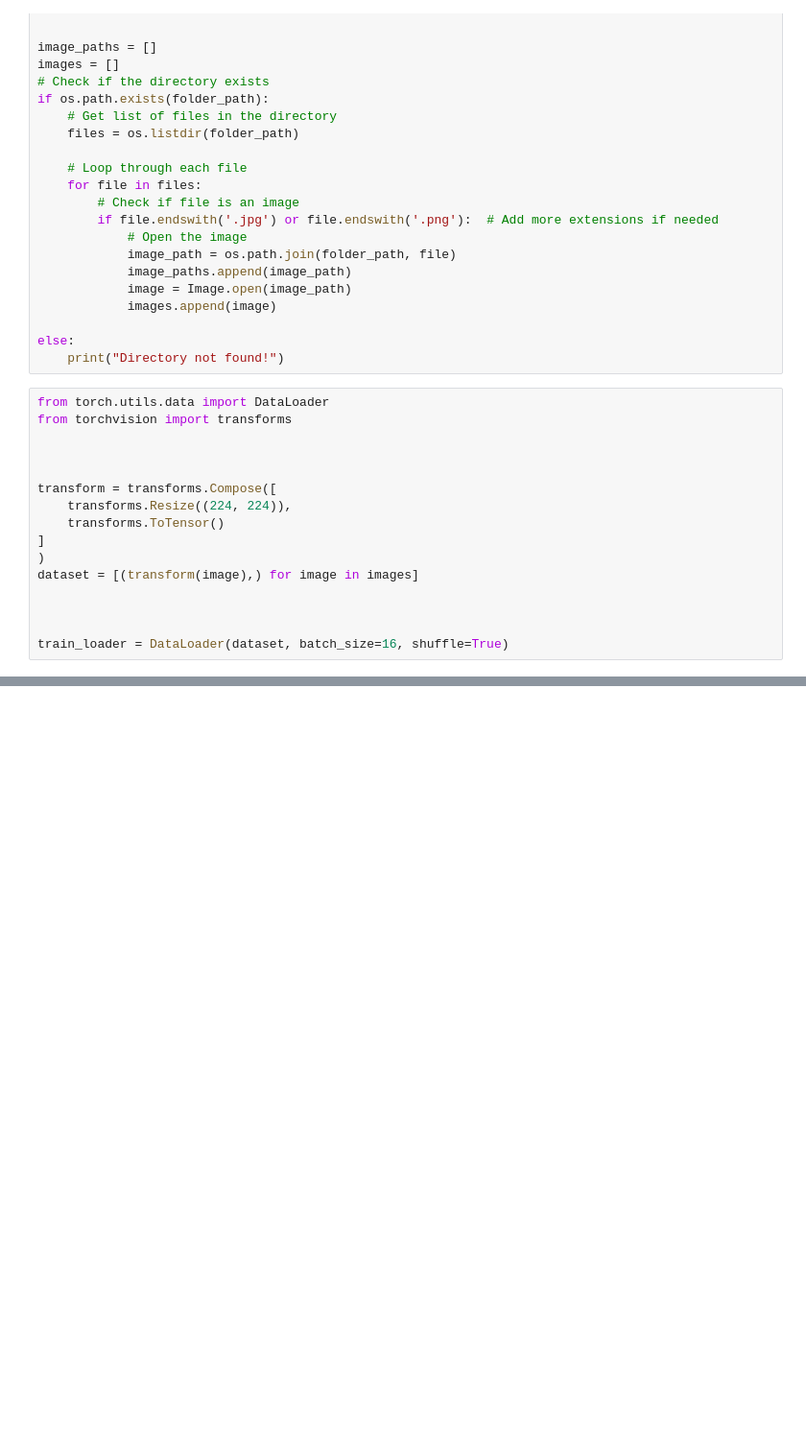
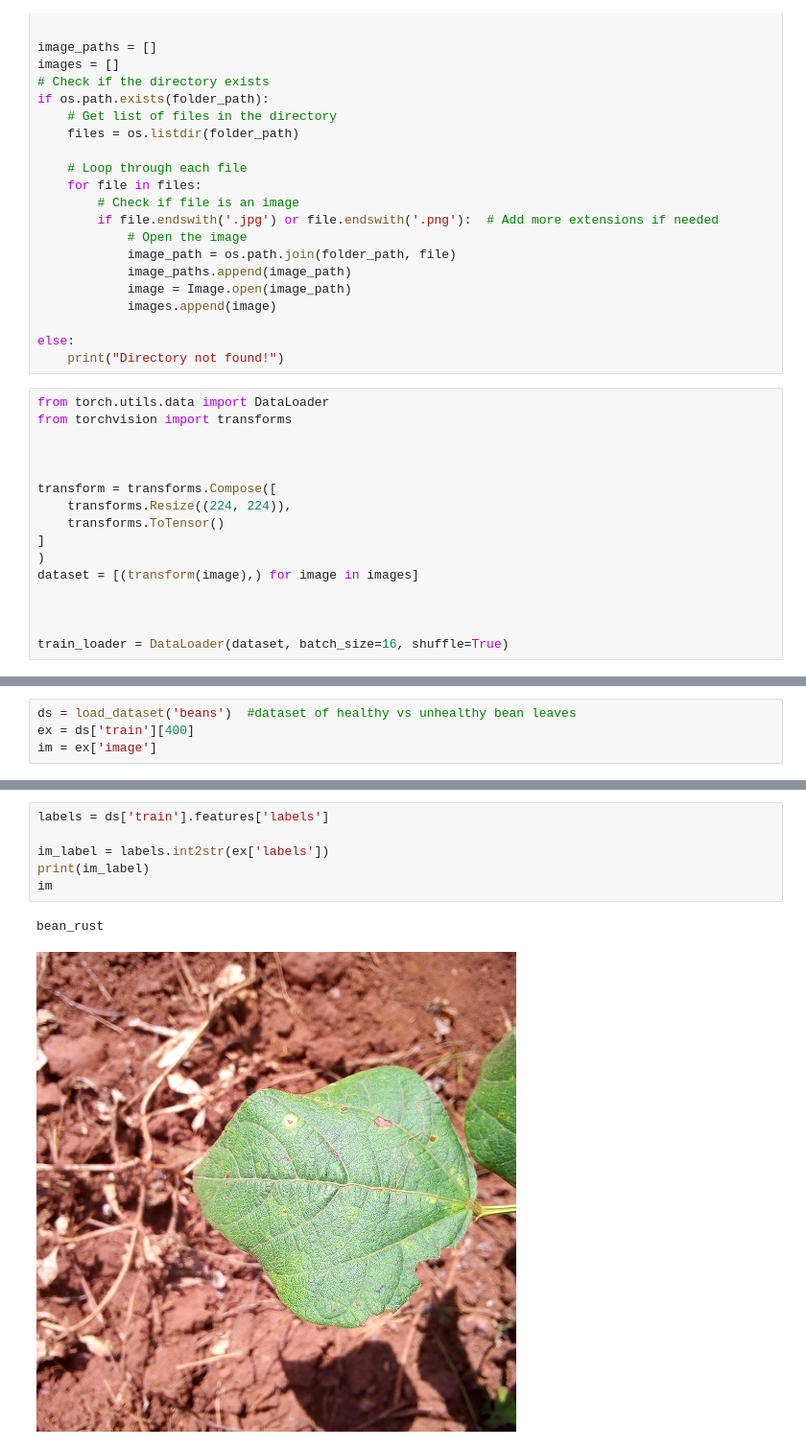
Before and after one commit to detroitnatif/HuggingFaceTransformers, a Jupyter notebook: ImageTransformers.ipynb, the cells around one changed output, grey strips where cells are left out. Shown at 96% size. Cells and saved outputs as stored; diff of their text form; blank space fills up the shorter version.

```diff
--- a/ImageTransformers.ipynb
+++ b/ImageTransformers.ipynb
@@ -72,0 +82,4 @@ ValueError: axes don't match array
+# %%
+ds = load_dataset('beans')  #dataset of healthy vs unhealthy bean leaves
+ex = ds['train'][400]
+im = ex['image']
@@ -72,0 +91,9 @@ ValueError: axes don't match array
+# %%
+labels = ds['train'].features['labels']
+
+im_label = labels.int2str(ex['labels'])
+print(im_label)
+im
+# %% [output]
+bean_rust
+[figure, added]
```
Also changed, not shown: parts of 4 cells of this notebook.
